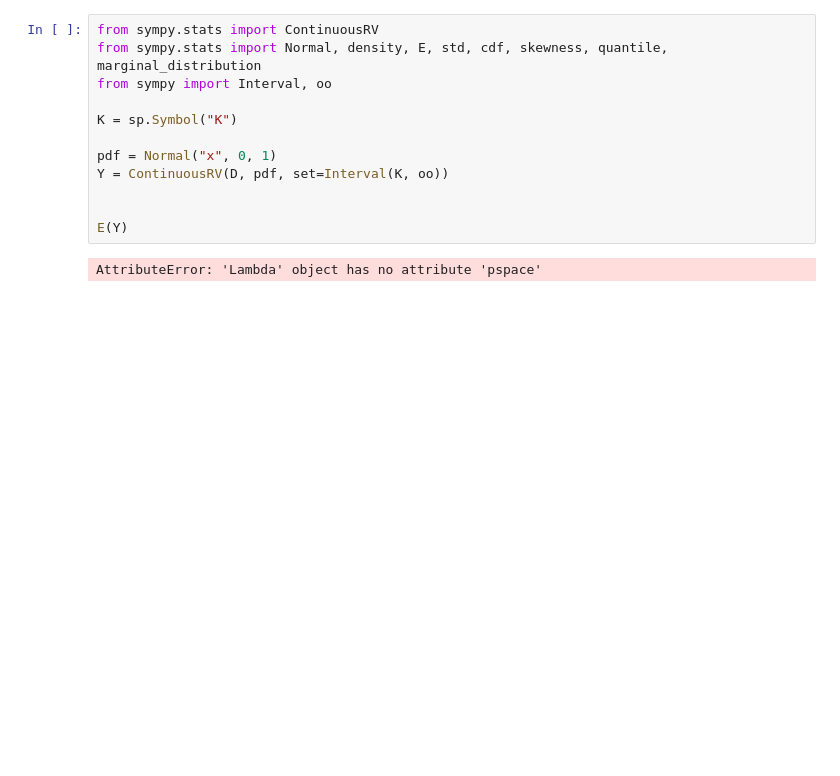
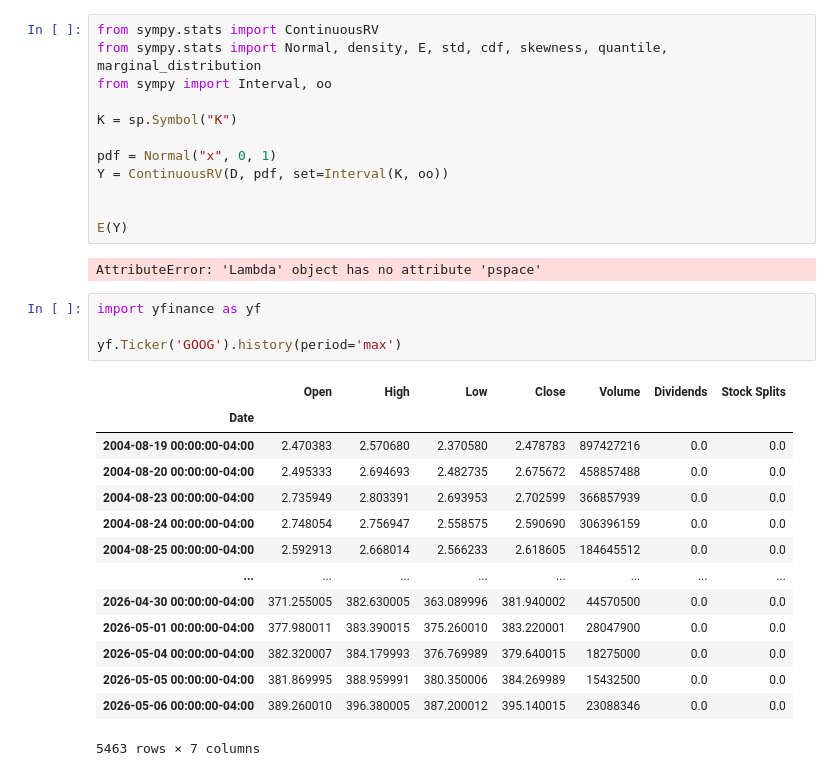
Before and after one commit to jcrayb/AMP-project, a Jupyter notebook: formulae.ipynb, the cells around one changed output. Saved outputs shown, nothing was run; the diff lists cells and outputs as text; blank space fills up the shorter version.

```diff
--- a/formulae.ipynb
+++ b/formulae.ipynb
@@ -149,3 +155,22 @@ Y = ContinuousRV(D, pdf, set=Interval(K, oo))
 E(Y)
 # %% [output]
 AttributeError: 'Lambda' object has no attribute 'pspace'
+# %%
+import yfinance as yf
+
+yf.Ticker('GOOG').history(period='max')
+# %% [output]
+|  | Open | High | Low | Close | Volume | Dividends | Stock Splits |
+| Date |  |  |  |  |  |  |  |
+| 2004-08-19 00:00:00-04:00 | 2.470383 | 2.570680 | 2.370580 | 2.478783 | 897427216 | 0.0 | 0.0 |
+| 2004-08-20 00:00:00-04:00 | 2.495333 | 2.694693 | 2.482735 | 2.675672 | 458857488 | 0.0 | 0.0 |
+| 2004-08-23 00:00:00-04:00 | 2.735949 | 2.803391 | 2.693953 | 2.702599 | 366857939 | 0.0 | 0.0 |
+| 2004-08-24 00:00:00-04:00 | 2.748054 | 2.756947 | 2.558575 | 2.590690 | 306396159 | 0.0 | 0.0 |
+| 2004-08-25 00:00:00-04:00 | 2.592913 | 2.668014 | 2.566233 | 2.618605 | 184645512 | 0.0 | 0.0 |
+| ... | ... | ... | ... | ... | ... | ... | ... |
+| 2026-04-30 00:00:00-04:00 | 371.255005 | 382.630005 | 363.089996 | 381.940002 | 44570500 | 0.0 | 0.0 |
+| 2026-05-01 00:00:00-04:00 | 377.980011 | 383.390015 | 375.260010 | 383.220001 | 28047900 | 0.0 | 0.0 |
+| 2026-05-04 00:00:00-04:00 | 382.320007 | 384.179993 | 376.769989 | 379.640015 | 18275000 | 0.0 | 0.0 |
+| 2026-05-05 00:00:00-04:00 | 381.869995 | 388.959991 | 380.350006 | 384.269989 | 15432500 | 0.0 | 0.0 |
+| 2026-05-06 00:00:00-04:00 | 389.260010 | 396.380005 | 387.200012 | 395.140015 | 23088346 | 0.0 | 0.0 |
+5463 rows × 7 columns
```
Also changed, not shown: parts of 5 cells of this notebook, 32 other files.
